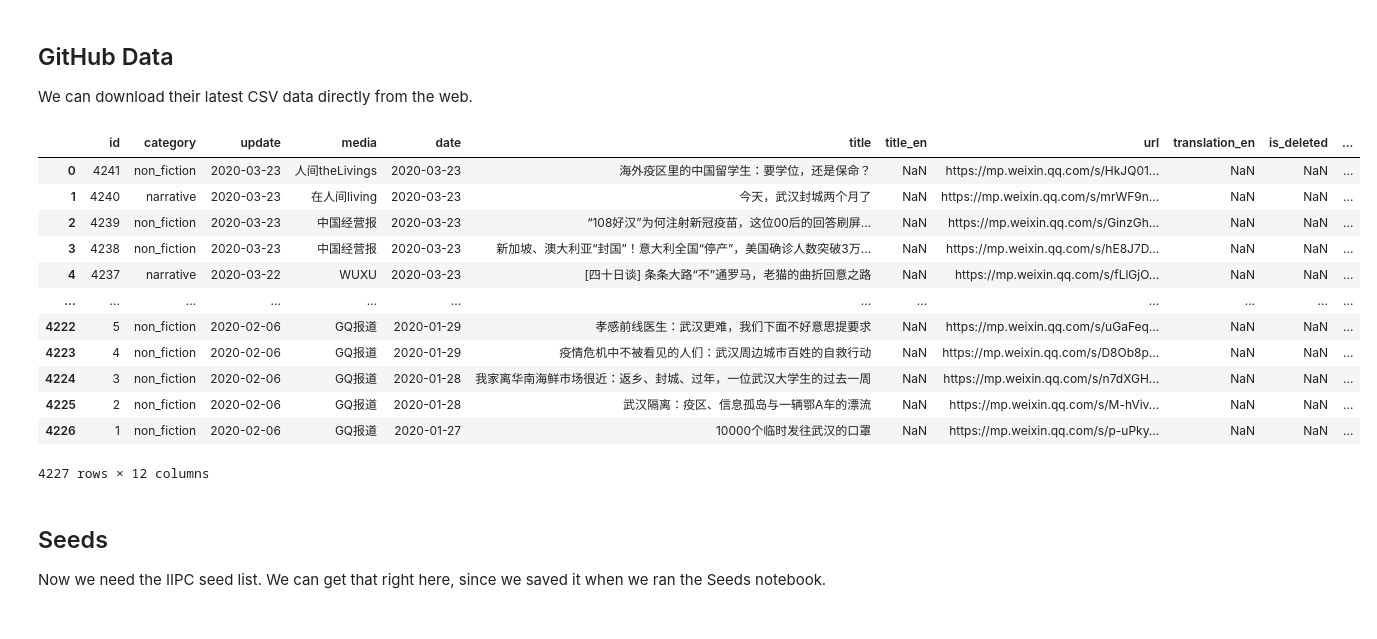
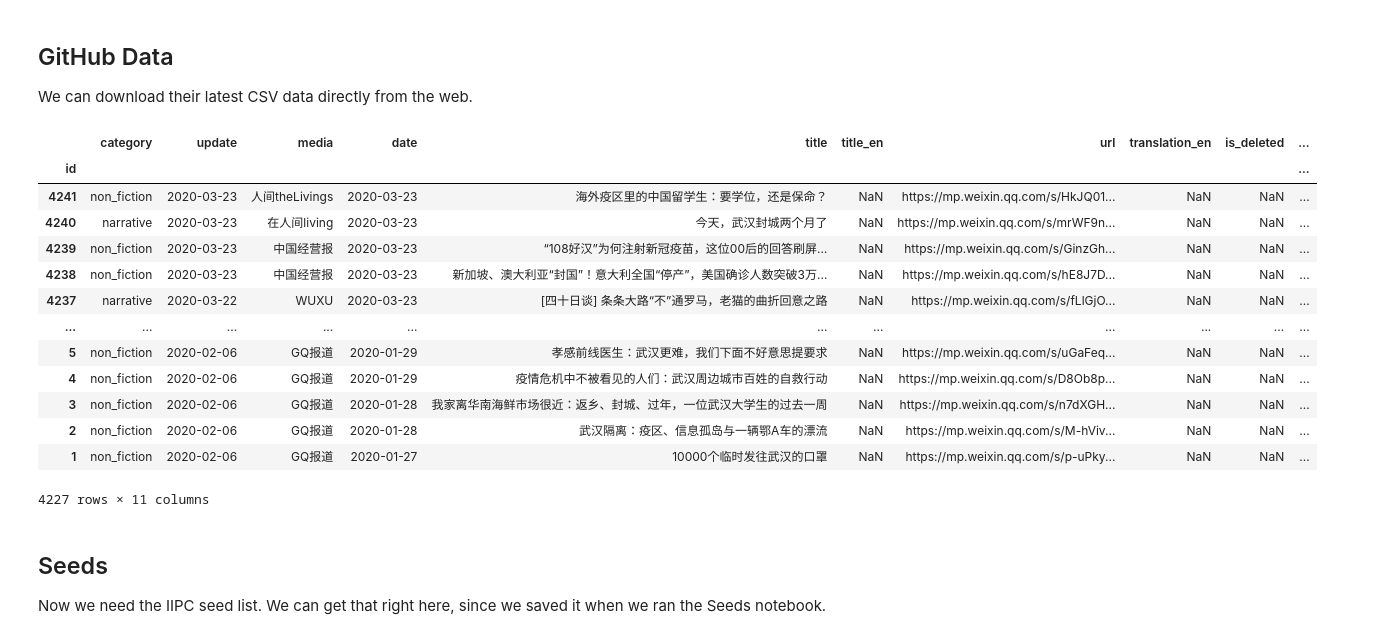
Before and after one commit to edsu/iipc-covid19, a Jupyter notebook: nCovMemory.ipynb, the cells around one changed output. Drawn from its saved outputs; the diff is of its cells as text; code cells hidden in the pictures.

```diff
--- a/nCovMemory.ipynb
+++ b/nCovMemory.ipynb
@@ -11,23 +11,24 @@ We can download their latest CSV data directly from the web.
 # %%
 import pandas
 
 url = 'https://raw.githubusercontent.com/2019ncovmemory/nCovMemory/master/data/data.csv'
-ncovmem = pandas.read_csv(url)
+ncovmem = pandas.read_csv(url, index_col='id')
 ncovmem
 # %% [output]
-|  | id | category | update | media | date | title | title_en | url | translation_en | is_deleted | ... |
-| 0 | 4241 | non_fiction | 2020-03-23 | 人间theLivings | 2020-03-23 | 海外疫区里的中国留学生：要学位，还是保命？ | NaN | https://mp.weixin.qq.com/s/HkJQ01... | NaN | NaN | ... |
-| 1 | 4240 | narrative | 2020-03-23 | 在人间living | 2020-03-23 | 今天，武汉封城两个月了 | NaN | https://mp.weixin.qq.com/s/mrWF9n... | NaN | NaN | ... |
-| 2 | 4239 | non_fiction | 2020-03-23 | 中国经营报 | 2020-03-23 | “108好汉”为何注射新冠疫苗，这位00后的回答刷屏… | NaN | https://mp.weixin.qq.com/s/GinzGh... | NaN | NaN | ... |
-| 3 | 4238 | non_fiction | 2020-03-23 | 中国经营报 | 2020-03-23 | 新加坡、澳大利亚“封国”！意大利全国“停产”，美国确诊人数突破3万... | NaN | https://mp.weixin.qq.com/s/hE8J7D... | NaN | NaN | ... |
-| 4 | 4237 | narrative | 2020-03-22 | WUXU | 2020-03-23 | [四十日谈] 条条大路“不”通罗马，老猫的曲折回意之路 | NaN | https://mp.weixin.qq.com/s/fLlGjO... | NaN | NaN | ... |
-| ... | ... | ... | ... | ... | ... | ... | ... | ... | ... | ... | ... |
-| 4222 | 5 | non_fiction | 2020-02-06 | GQ报道 | 2020-01-29 | 孝感前线医生：武汉更难，我们下面不好意思提要求 | NaN | https://mp.weixin.qq.com/s/uGaFeq... | NaN | NaN | ... |
-| 4223 | 4 | non_fiction | 2020-02-06 | GQ报道 | 2020-01-29 | 疫情危机中不被看见的人们：武汉周边城市百姓的自救行动 | NaN | https://mp.weixin.qq.com/s/D8Ob8p... | NaN | NaN | ... |
-| 4224 | 3 | non_fiction | 2020-02-06 | GQ报道 | 2020-01-28 | 我家离华南海鲜市场很近：返乡、封城、过年，一位武汉大学生的过去一周 | NaN | https://mp.weixin.qq.com/s/n7dXGH... | NaN | NaN | ... |
-| 4225 | 2 | non_fiction | 2020-02-06 | GQ报道 | 2020-01-28 | 武汉隔离：疫区、信息孤岛与一辆鄂A车的漂流 | NaN | https://mp.weixin.qq.com/s/M-hViv... | NaN | NaN | ... |
-| 4226 | 1 | non_fiction | 2020-02-06 | GQ报道 | 2020-01-27 | 10000个临时发往武汉的口罩 | NaN | https://mp.weixin.qq.com/s/p-uPky... | NaN | NaN | ... |
+|  | category | update | media | date | title | title_en | url | translation_en | is_deleted | ... |
+| id |  |  |  |  |  |  |  |  |  | ... |
+| 4241 | non_fiction | 2020-03-23 | 人间theLivings | 2020-03-23 | 海外疫区里的中国留学生：要学位，还是保命？ | NaN | https://mp.weixin.qq.com/s/HkJQ01... | NaN | NaN | ... |
+| 4240 | narrative | 2020-03-23 | 在人间living | 2020-03-23 | 今天，武汉封城两个月了 | NaN | https://mp.weixin.qq.com/s/mrWF9n... | NaN | NaN | ... |
+| 4239 | non_fiction | 2020-03-23 | 中国经营报 | 2020-03-23 | “108好汉”为何注射新冠疫苗，这位00后的回答刷屏… | NaN | https://mp.weixin.qq.com/s/GinzGh... | NaN | NaN | ... |
+| 4238 | non_fiction | 2020-03-23 | 中国经营报 | 2020-03-23 | 新加坡、澳大利亚“封国”！意大利全国“停产”，美国确诊人数突破3万... | NaN | https://mp.weixin.qq.com/s/hE8J7D... | NaN | NaN | ... |
+| 4237 | narrative | 2020-03-22 | WUXU | 2020-03-23 | [四十日谈] 条条大路“不”通罗马，老猫的曲折回意之路 | NaN | https://mp.weixin.qq.com/s/fLlGjO... | NaN | NaN | ... |
+| ... | ... | ... | ... | ... | ... | ... | ... | ... | ... | ... |
+| 5 | non_fiction | 2020-02-06 | GQ报道 | 2020-01-29 | 孝感前线医生：武汉更难，我们下面不好意思提要求 | NaN | https://mp.weixin.qq.com/s/uGaFeq... | NaN | NaN | ... |
+| 4 | non_fiction | 2020-02-06 | GQ报道 | 2020-01-29 | 疫情危机中不被看见的人们：武汉周边城市百姓的自救行动 | NaN | https://mp.weixin.qq.com/s/D8Ob8p... | NaN | NaN | ... |
+| 3 | non_fiction | 2020-02-06 | GQ报道 | 2020-01-28 | 我家离华南海鲜市场很近：返乡、封城、过年，一位武汉大学生的过去一周 | NaN | https://mp.weixin.qq.com/s/n7dXGH... | NaN | NaN | ... |
+| 2 | non_fiction | 2020-02-06 | GQ报道 | 2020-01-28 | 武汉隔离：疫区、信息孤岛与一辆鄂A车的漂流 | NaN | https://mp.weixin.qq.com/s/M-hViv... | NaN | NaN | ... |
+| 1 | non_fiction | 2020-02-06 | GQ报道 | 2020-01-27 | 10000个临时发往武汉的口罩 | NaN | https://mp.weixin.qq.com/s/p-uPky... | NaN | NaN | ... |
-4227 rows × 12 columns
+4227 rows × 11 columns
 # %% [markdown]
 ## Seeds
 
```
Also changed, not shown: 7 other files.
